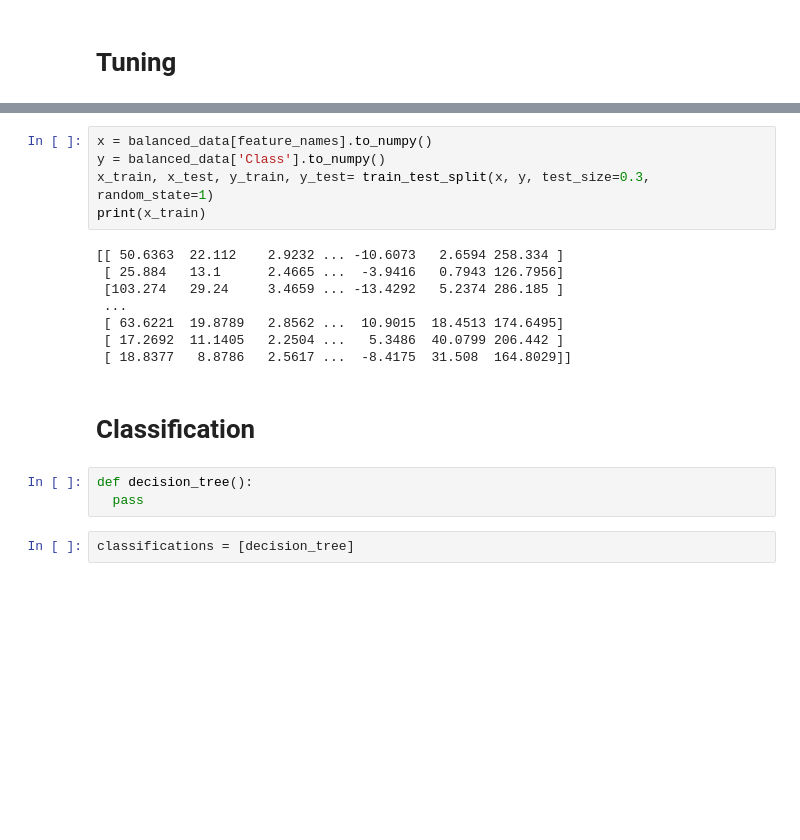
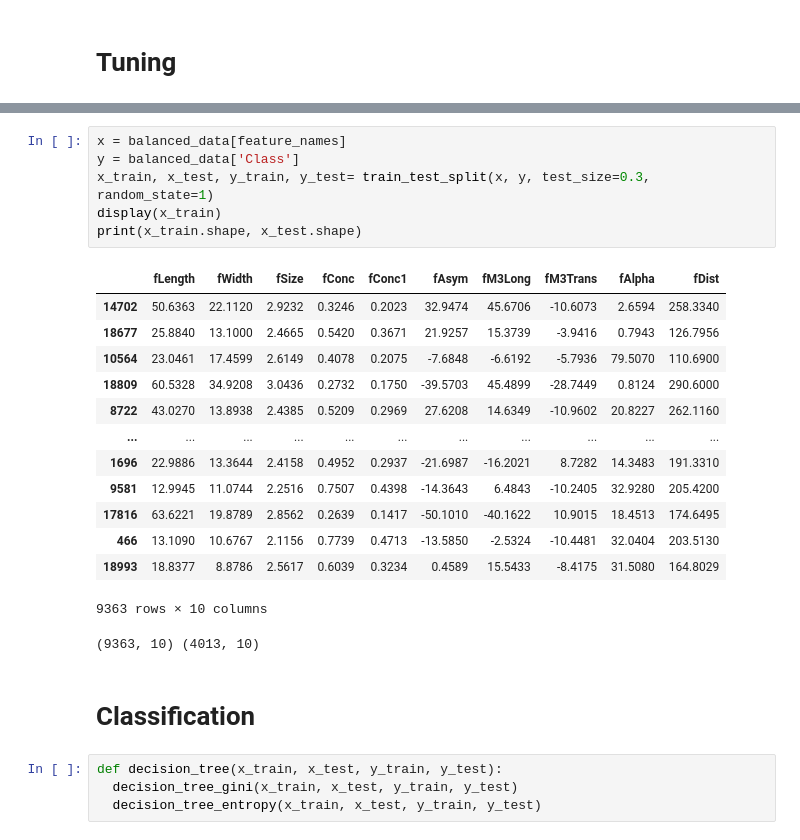
Before and after one commit to Abdelrahman-Shawky/MAGIC-Telescope-Classification-ML, a Jupyter notebook: Data_Classification.ipynb, the cells around one changed output, grey strips where cells are left out. Cells and saved outputs as stored; diff of their text form; blank space fills up the shorter version.

```diff
--- a/Data_Classification.ipynb
+++ b/Data_Classification.ipynb
@@ -75,20 +101,27 @@ display(balanced_data)
 # %%
-x = balanced_data[feature_names].to_numpy()
-y = balanced_data['Class'].to_numpy()
+x = balanced_data[feature_names]
+y = balanced_data['Class']
 x_train, x_test, y_train, y_test= train_test_split(x, y, test_size=0.3, random_state=1)
-print(x_train)
+display(x_train)
+print(x_train.shape, x_test.shape)
 # %% [output]
+|  | fLength | fWidth | fSize | fConc | fConc1 | fAsym | fM3Long | fM3Trans | fAlpha | fDist |
+| 14702 | 50.6363 | 22.1120 | 2.9232 | 0.3246 | 0.2023 | 32.9474 | 45.6706 | -10.6073 | 2.6594 | 258.3340 |
+| 18677 | 25.8840 | 13.1000 | 2.4665 | 0.5420 | 0.3671 | 21.9257 | 15.3739 | -3.9416 | 0.7943 | 126.7956 |
+| 10564 | 23.0461 | 17.4599 | 2.6149 | 0.4078 | 0.2075 | -7.6848 | -6.6192 | -5.7936 | 79.5070 | 110.6900 |
+| 18809 | 60.5328 | 34.9208 | 3.0436 | 0.2732 | 0.1750 | -39.5703 | 45.4899 | -28.7449 | 0.8124 | 290.6000 |
+| 8722 | 43.0270 | 13.8938 | 2.4385 | 0.5209 | 0.2969 | 27.6208 | 14.6349 | -10.9602 | 20.8227 | 262.1160 |
+| ... | ... | ... | ... | ... | ... | ... | ... | ... | ... | ... |
+| 1696 | 22.9886 | 13.3644 | 2.4158 | 0.4952 | 0.2937 | -21.6987 | -16.2021 | 8.7282 | 14.3483 | 191.3310 |
+| 9581 | 12.9945 | 11.0744 | 2.2516 | 0.7507 | 0.4398 | -14.3643 | 6.4843 | -10.2405 | 32.9280 | 205.4200 |
+| 17816 | 63.6221 | 19.8789 | 2.8562 | 0.2639 | 0.1417 | -50.1010 | -40.1622 | 10.9015 | 18.4513 | 174.6495 |
+| 466 | 13.1090 | 10.6767 | 2.1156 | 0.7739 | 0.4713 | -13.5850 | -2.5324 | -10.4481 | 32.0404 | 203.5130 |
+| 18993 | 18.8377 | 8.8786 | 2.5617 | 0.6039 | 0.3234 | 0.4589 | 15.5433 | -8.4175 | 31.5080 | 164.8029 |
-[[ 50.6363  22.112    2.9232 ... -10.6073   2.6594 258.334 ]
- [ 25.884   13.1      2.4665 ...  -3.9416   0.7943 126.7956]
- [103.274   29.24     3.4659 ... -13.4292   5.2374 286.185 ]
- ...
- [ 63.6221  19.8789   2.8562 ...  10.9015  18.4513 174.6495]
- [ 17.2692  11.1405   2.2504 ...   5.3486  40.0799 206.442 ]
- [ 18.8377   8.8786   2.5617 ...  -8.4175  31.508  164.8029]]
+9363 rows × 10 columns
+(9363, 10) (4013, 10)
 # %% [markdown]
 # Classification
-# %%
-def decision_tree():
-  pass
-# %%
-classifications = [decision_tree]
+# %%
+def decision_tree(x_train, x_test, y_train, y_test):
+  decision_tree_gini(x_train, x_test, y_train, y_test)
+  decision_tree_entropy(x_train, x_test, y_train, y_test)
```
Also changed, not shown: parts of 5 cells of this notebook.
